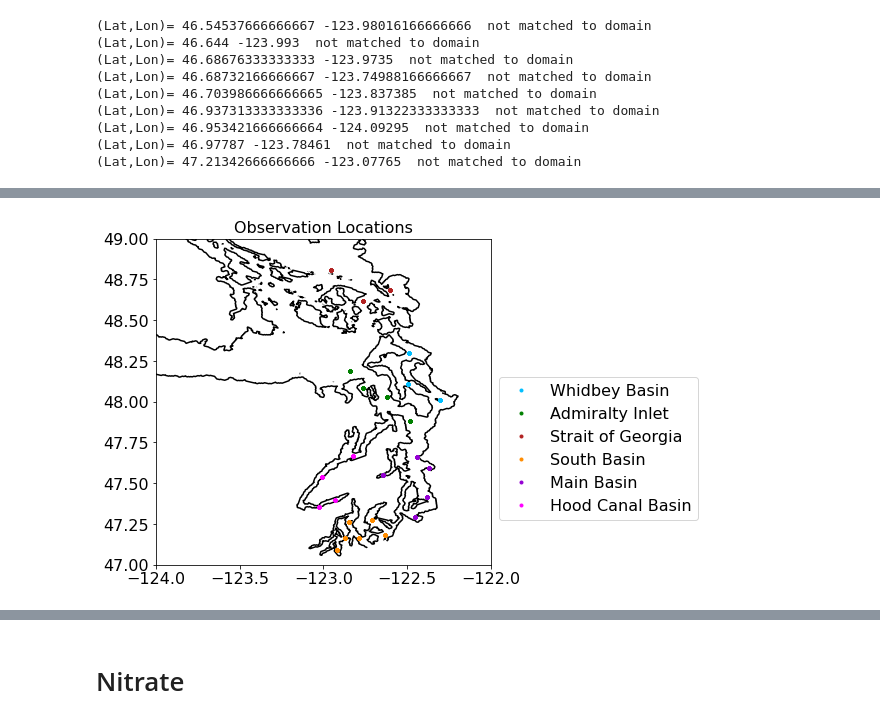
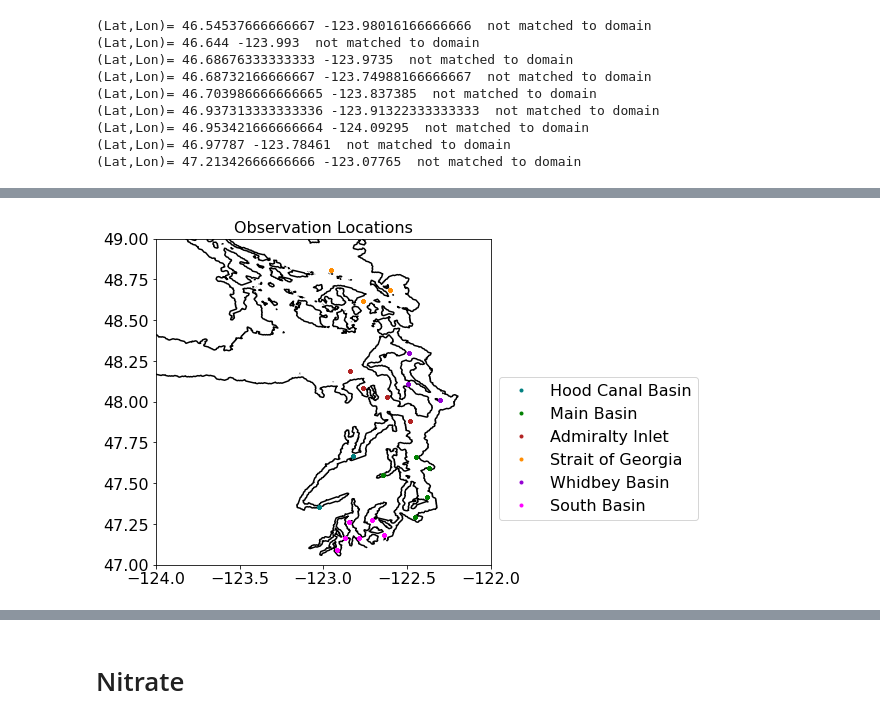
Before and after one commit to SalishSeaCast/analysis-keegan, a Jupyter notebook: notebooks/Examples/Puget_WADE_Example_2009.ipynb, the cells around one changed output, grey strips where cells are left out. Drawn from its saved outputs; the diff is of its cells as text; code cells hidden in the pictures.

```diff
--- a/notebooks/Examples/Puget_WADE_Example_2009.ipynb
+++ b/notebooks/Examples/Puget_WADE_Example_2009.ipynb
@@ -162,0 +183,3 @@ Name: NO23, dtype: int64
+# %%
+df1['SA']=[interpCTDvar(sta,yr,yd,ztarget,'SA') for sta, yr, yd, ztarget \
+           in zip(df1['Station'],df1['Year'],df1['YD'],df1['Z'])]
@@ -162,0 +191,3 @@ Name: NO23, dtype: int64
+# %%
+df1['CT']=[interpCTDvar(sta,yr,yd,ztarget,'CT') for sta, yr, yd, ztarget \
+           in zip(df1['Station'],df1['Year'],df1['YD'],df1['Z'])]
@@ -175,3 +201,24 @@ What are all of these grids and ptrcs and Ts and what is tmask?
+# %%
+fdict={'ptrc_T':1,'grid_T':1}
+# start_date and end_date are the first and last dates that will
+#  be included in the matched data set
+start_date = dt.datetime(year,1,1)
+end_date = dt.datetime(year,12,31)
+flen=1 # number of days per model output file. always 1 for 201905 and 201812 model runs
+namfmt='nowcast' # for 201905 and 201812 model runs, this should always be 'nowcast'
+# filemap is dictionary of the form variableName: fileType, where variableName is the name
+# of the variable you want to extract and fileType designates the type of
+# model output file it can be found in (usually ptrc_T for biology, grid_T for temperature and
+# salinity)
+filemap={'nitrate':'ptrc_T','silicon':'ptrc_T','ammonium':'ptrc_T','diatoms':'ptrc_T',
+         'ciliates':'ptrc_T','flagellates':'ptrc_T','votemper':'grid_T','vosaline':'grid_T'}
+# fdict is a dictionary mappy file type to its time resolution. Here, 1 means hourly output
+# (1h file) and 24 means daily output (1d file). In certain runs, multiple time resolutions
+# are available
+fdict={'ptrc_T':1,'grid_T':1}
+# Note: to switch between 201812 and 201905 model results, change PATH
+# to switch from hourly to daily model output, change fdict values from 1 to 24 (but daily
+#  files are not available for some runs and file types)
 # %%
 data=et.matchData(df1,filemap,fdict,start_date,end_date,'nowcast',PATH,1,quiet=False);
 # %% [output]
@@ -209,27 +239,27 @@ with nc.Dataset('/data/eolson/results/MEOPAR/NEMO-forcing-new/grid/bathymetry_20
     bathyZ=np.copy(bathy.variables['Bathymetry'][:,:])
 # %%
 fig, ax = plt.subplots(1,1,figsize = (6,6))
-with nc.Dataset('/data/vdo/MEOPAR/NEMO-forcing/grid/bathymetry_201702.nc') as grid: #you will get data from somewhere else.
-    viz_tools.plot_coastline(ax, grid, coords = 'map',isobath=.1)# cannot set isobath to zero. I wonder what happens when set to grid.
-colors=('deepskyblue','green','firebrick','darkorange','darkviolet','fuchsia',
-        'royalblue','darkgoldenrod','mediumspringgreen','teal')
-datreg=dict()# This whole datreg thing does something I do not quite understand. I think it is just the data by region which is probably what it stands for.
-for ind, iregion in enumerate(data.Basin.unique()): #gives a list of unique values present in column So that each basin has its own color.
+with nc.Dataset('/data/vdo/MEOPAR/NEMO-forcing/grid/bathymetry_201702.nc') as grid:
+    viz_tools.plot_coastline(ax, grid, coords = 'map',isobath=.1)
+colors=('teal','green','firebrick','darkorange','darkviolet','fuchsia',
+        'royalblue','darkgoldenrod','mediumspringgreen','deepskyblue')
+datreg=dict()
+for ind, iregion in enumerate(data.Basin.unique()):
     datreg[iregion] = data.loc[data.Basin==iregion]
     ax.plot(datreg[iregion]['Lon'], datreg[iregion]['Lat'],'.',
             color = colors[ind], label=iregion)
 ax.set_ylim(47, 49)
-ax.legend(bbox_to_anchor=[1,.6,0,0]) #what is going on here???
+ax.legend(bbox_to_anchor=[1,.6,0,0])
 ax.set_xlim(-124, -122);
 ax.set_title('Observation Locations');
 
-iz=(data.Z<15) #What was the point of all of this again?
+iz=(data.Z<15)
 JFM=data.loc[iz&(data.dtUTC<=dt.datetime(year,4,1)),:]
-Apr=data.loc[iz&(data.dtUTC<=dt.datetime(year,5,1))&(data.dtUTC>dt.datetime(year,4,1)),:] #why does april have its own section.
+Apr=data.loc[iz&(data.dtUTC<=dt.datetime(year,5,1))&(data.dtUTC>dt.datetime(year,4,1)),:]
 MJJA=data.loc[iz&(data.dtUTC<=dt.datetime(year,9,1))&(data.dtUTC>dt.datetime(year,5,1)),:]
 SOND=data.loc[iz&(data.dtUTC>dt.datetime(year,9,1)),:]
 # %% [output]
-[figure, old version]
+[figure, new version]
 # %%
 def byDepth(ax,obsvar,modvar,lims):
     ps=et.varvarPlot(ax,data,obsvar,modvar,'Z',(15,22),'z','m',('mediumseagreen','darkturquoise','navy'))
```
Also changed, not shown: parts of 62 cells of this notebook, 5 other files.
